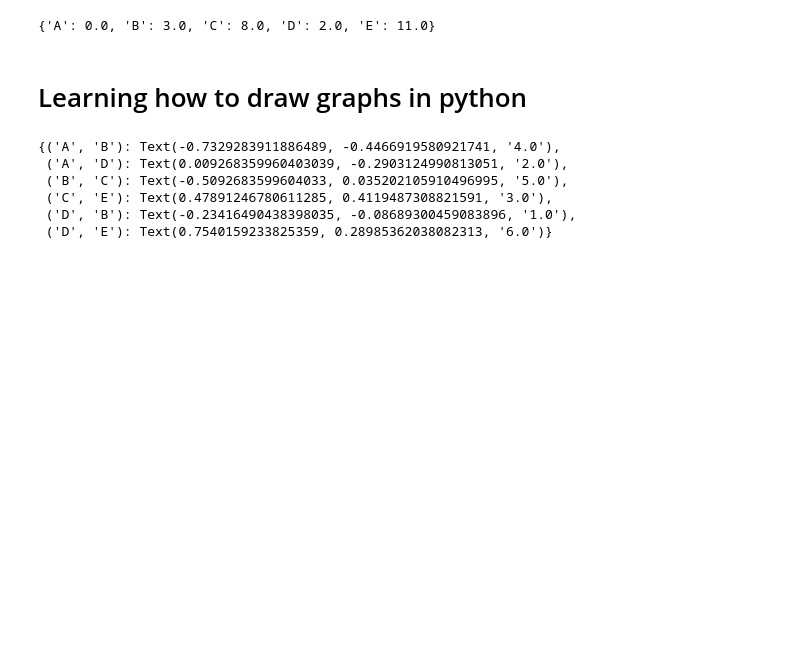
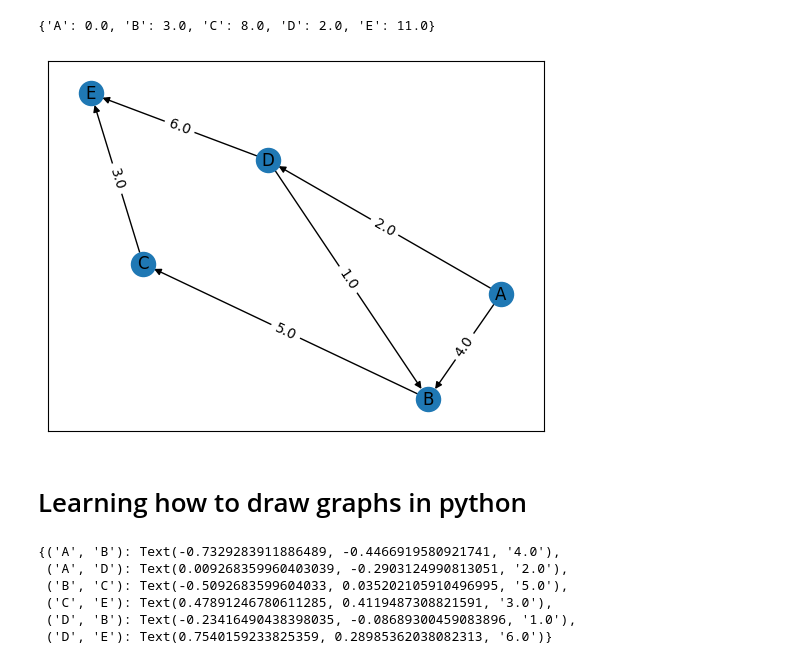
Before and after one commit to BenjaminWills/dijkstras_algorithm_solver, a Jupyter notebook: dijkstras_algorithm/experiment.ipynb, the cells around one changed output. Drawn from its saved outputs; the diff is of its cells as text; code cells hidden in the pictures; blank space fills up the shorter version.

```diff
--- a/dijkstras_algorithm/experiment.ipynb
+++ b/dijkstras_algorithm/experiment.ipynb
@@ -17,6 +17,10 @@ network = Network(distance_matrix,node_names)
 network.get_shortest_distances(0)
 # %% [output]
 {'A': 0.0, 'B': 3.0, 'C': 8.0, 'D': 2.0, 'E': 11.0}
+# %%
+network.draw_graph()
+# %% [output]
+[figure, added]
 # %% [markdown]
 # Learning how to draw graphs in python
 # %%
```
Also changed, not shown: 1 other file.
